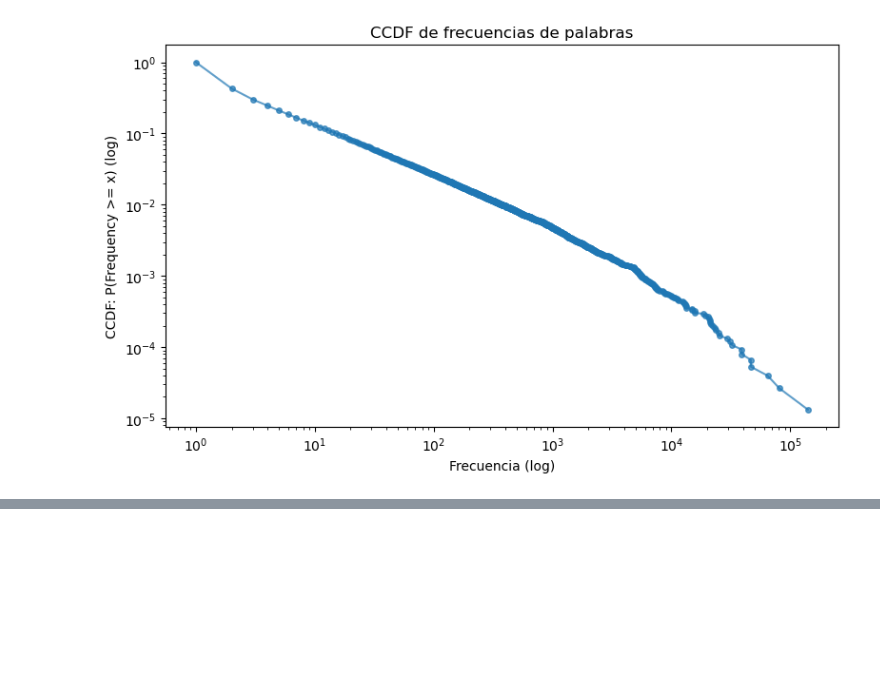
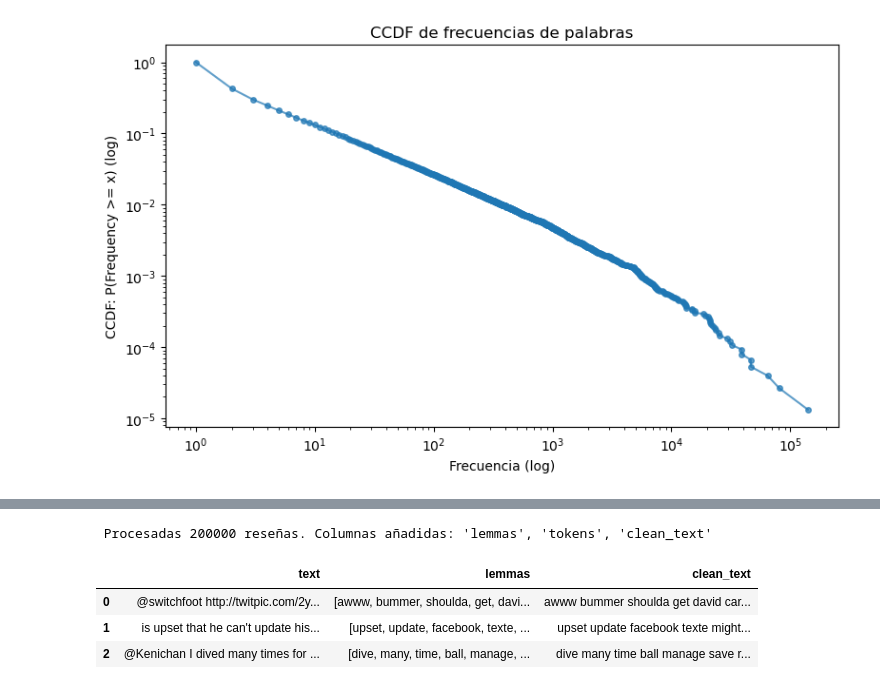
Before and after one commit to BugCatcherXO/Analisis-de-Sentimientos-de-Valoraciones-de-Productos, a Jupyter notebook: Sentiminetos.ipynb, the cells around one changed output, grey strips where cells are left out. Cells and saved outputs as stored; diff of their text form; code cells hidden in the pictures; blank space fills up the shorter version.

```diff
--- a/Sentiminetos.ipynb
+++ b/Sentiminetos.ipynb
@@ -200,33 +202,0 @@ Top 20 palabras:
-# %%
-from nltk.corpus import stopwords
-from nltk.tokenize import word_tokenize
-
-# Obtener stopwords en español
-stop_words = set(stopwords.words('english'))  # Complete con el idioma
-
-# Procesar cada fila de la columna 'text' y guardar tokens filtrados en una nueva columna
-filtered_tokens_per_doc = []
-counts_before_after = []
-
-for i, texto in enumerate(data_clean['text'].astype(str)):
-    # limpieza básica (mismo criterio que clean_and_tokenize)
-    texto_limpio = texto.lower()
-    texto_limpio = re.sub(r'http\S+', ' ', texto_limpio)   # URLs
-    texto_limpio = re.sub(r'@\w+', ' ', texto_limpio)      # menciones
-    texto_limpio = re.sub(r'#', ' ', texto_limpio)         # quitar #
-    texto_limpio = re.sub(r'[^0-9a-záéíóúüñ\s]', ' ', texto_limpio, flags=re.IGNORECASE)
-
-    # Tokenizar y filtrar stopwords
-    palabras_limpias = word_tokenize(texto_limpio)
-    palabras_filtradas = [palabra for palabra in palabras_limpias if palabra not in stop_words]
-
-    filtered_tokens_per_doc.append(palabras_filtradas)
-    counts_before_after.append((len(palabras_limpias), len(palabras_filtradas)))
-
-    # Mostrar ejemplo de las primeras filas para comprobar
-    if i < 5:
-        print(f"Doc {i} - antes: {len(palabras_limpias)} palabras, después: {len(palabras_filtradas)}")
-        print(palabras_filtradas)
-
-# Añadir columna al dataframe
-data_clean['filtered_tokens'] = filtered_tokens_per_doc
@@ -332,0 +246,18 @@ See the caveats in the documentation: https://pandas.pydata.org/pandas-docs/stab
+# %%
+# Pasar de data_clean a df para mayor comodidad
+df = data_clean.copy()
+
+# Aplica el pipeline completo (tokens + lemas limpios)
+df['lemmas'] = df['text'].astype(str).apply(lambda s: preprocess_review(s, nlp, stop_words))
+
+# Texto limpio “join” (útil para TF-IDF, WordCloud, etc.)
+df['clean_text'] = df['lemmas'].apply(lambda xs: " ".join(xs))
+
+print(f" Procesadas {len(df)} reseñas. Columnas añadidas: 'lemmas', 'tokens', 'clean_text'")
+df.head(3)
+# %% [output]
+ Procesadas 200000 reseñas. Columnas añadidas: 'lemmas', 'tokens', 'clean_text'
+|  | text | lemmas | clean_text |
+| 0 | @switchfoot http://twitpic.com/2y... | [awww, bummer, shoulda, get, davi... | awww bummer shoulda get david car... |
+| 1 | is upset that he can't update his... | [upset, update, facebook, texte, ... | upset update facebook texte might... |
+| 2 | @Kenichan I dived many times for ... | [dive, many, time, ball, manage, ... | dive many time ball manage save r... |
```
Also changed, not shown: parts of 15 cells of this notebook.
